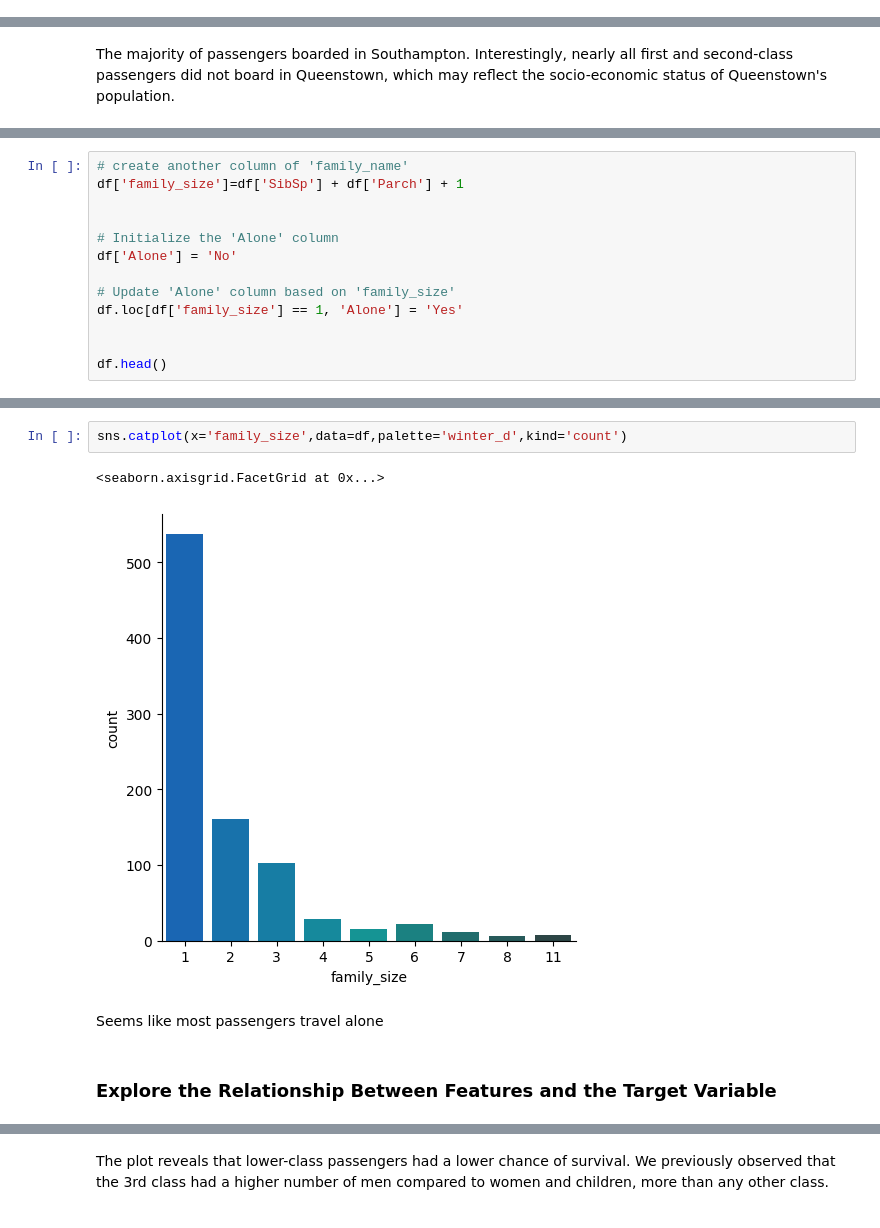
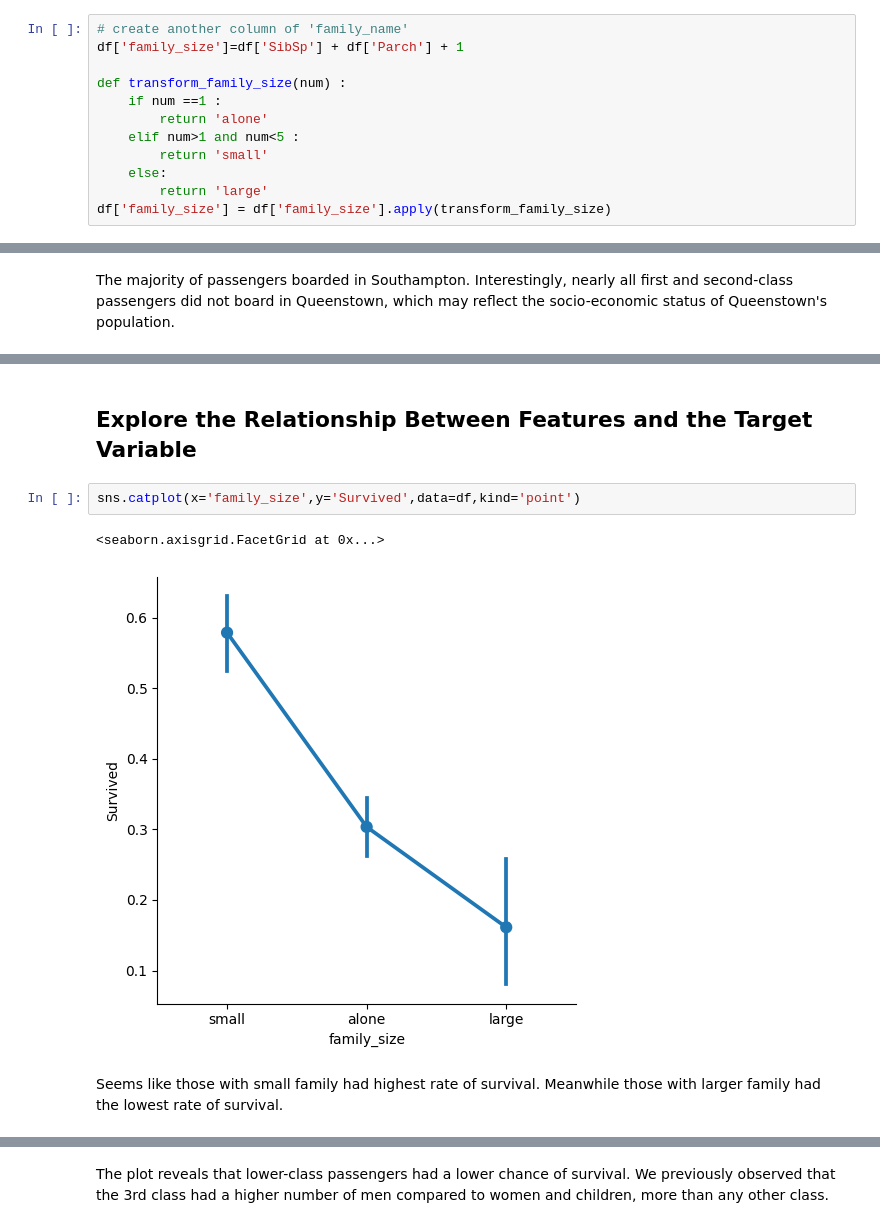
Before and after one commit to xkeyna/Data-Science-portfolio, a Jupyter notebook: titanic-eda.ipynb, the cells around one changed output, grey strips where cells are left out. Cells and saved outputs as stored; diff of their text form.

```diff
--- a/titanic-eda.ipynb
+++ b/titanic-eda.ipynb
@@ -129,0 +162,12 @@ Plot shows there were more male passengers than female
+# %%
+# create another column of 'family_name'
+df['family_size']=df['SibSp'] + df['Parch'] + 1
+
+def transform_family_size(num) :
+    if num ==1 :
+        return 'alone'
+    elif num>1 and num<5 :
+        return 'small'
+    else:
+        return 'large'
+df['family_size'] = df['family_size'].apply(transform_family_size)
@@ -249,13 +310,0 @@ Since we're mainly interested in whether a passenger had any family members on b
-# %%
-# create another column of 'family_name'
-df['family_size']=df['SibSp'] + df['Parch'] + 1
-
-
-# Initialize the 'Alone' column
-df['Alone'] = 'No'
-
-# Update 'Alone' column based on 'family_size'
-df.loc[df['family_size'] == 1, 'Alone'] = 'Yes'
-
-
-df.head()
@@ -269,12 +311,12 @@ df.head()
+# %% [markdown]
+## Explore the Relationship Between Features and the Target Variable
 # %%
-sns.catplot(x='family_size',data=df,palette='winter_d',kind='count')
+sns.catplot(x='family_size',y='Survived',data=df,kind='point')
 # %% [output]
 <seaborn.axisgrid.FacetGrid at 0x...>
-[figure, old version]
+[figure, new version]
-# %% [markdown]
-Seems like most passengers travel alone
-# %% [markdown]
-### Explore the Relationship Between Features and the Target Variable
+# %% [markdown]
+Seems like those with small family had highest rate of survival. Meanwhile those with larger family had the lowest rate of survival.
 # %%
 sns.catplot(x='Pclass',y='Survived',data=df,kind='point')
 # %% [output]
```
Also changed, not shown: parts of 51 cells of this notebook.
